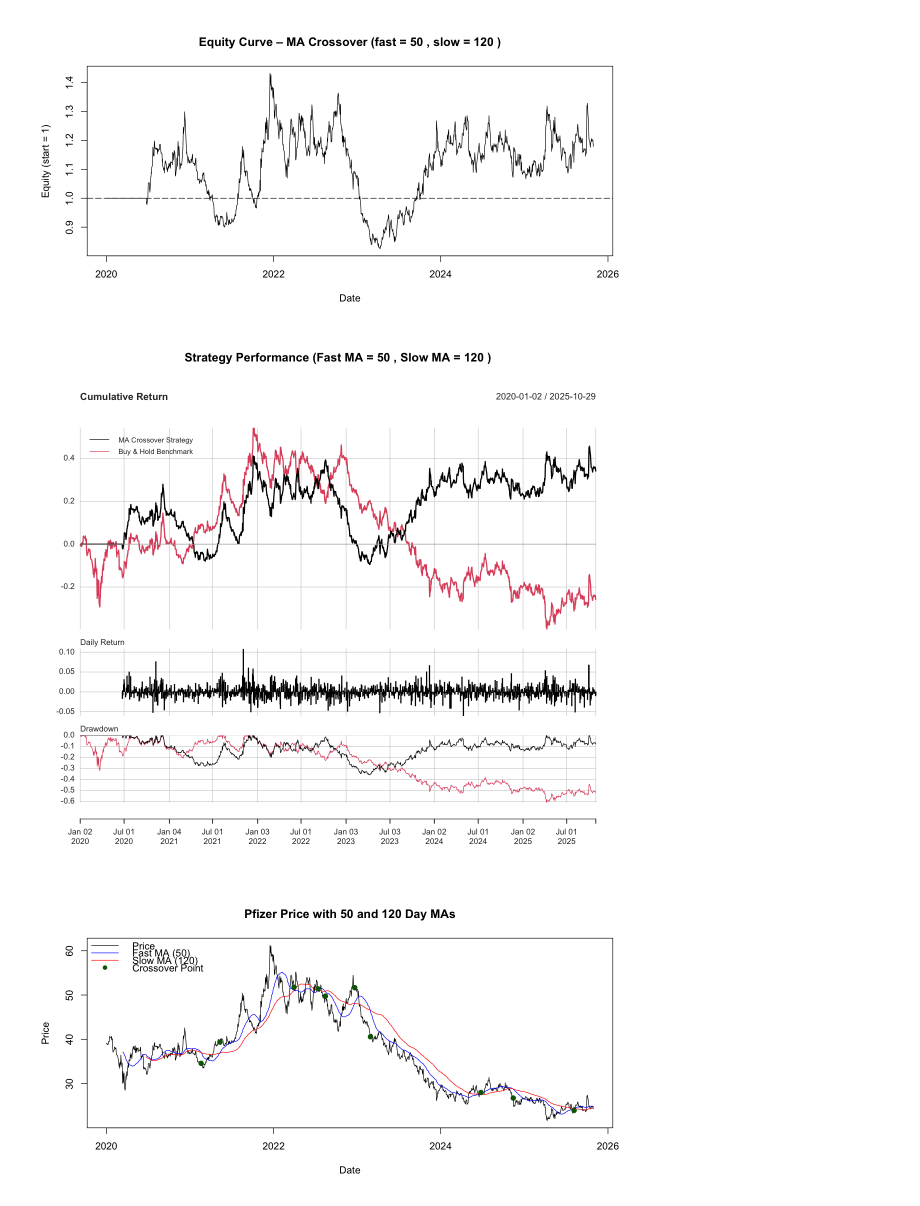
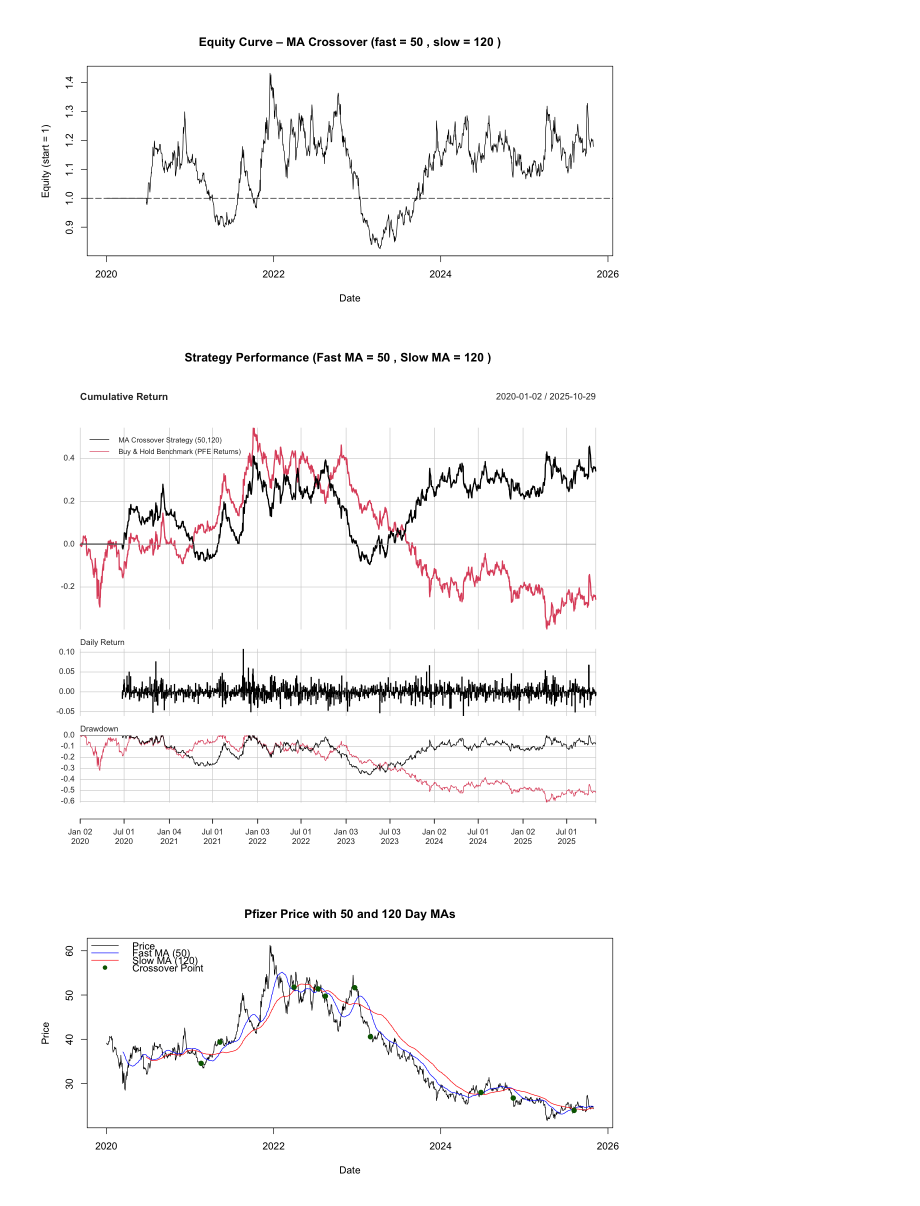
Before and after one commit to hivan04/final-r-assignment, a Jupyter notebook: main.ipynb, the cells around one changed output. Drawn from its saved outputs; the diff is of its cells as text; code cells hidden in the pictures.

```diff
--- a/main.ipynb
+++ b/main.ipynb
@@ -256,24 +259,24 @@ abline(h = 1, lty = 5)
 # %%
 # Store data in an xts readable dataframe
 strategy_returns <- xts(best_bt$returns, order.by = pfe$datadate)
 benchmark_returns <- xts(pfe$ret, order.by = pfe$datadate)
 
-colnames(strategy_returns) <- ("MA Crossover Strategy (50,120)")
-colnames(benchmark_returns) <- ("Buy & Hold Benchmark (PFE Returns)")
+comparison <- merge(strategy_returns, benchmark_returns)
+colnames(comparison) <- c("MA Crossover Strategy (50,120)", "Buy & Hold Benchmark (PFE Returns)")
 
 # Performance Summary Chart
 options(repr.plot.width = 10, repr.plot.height = 9) # Adjust plot dim.
 charts.PerformanceSummary(
     comparison,
     geometric = FALSE,
     main = paste("Strategy Performance (Fast MA =",
         best_fast, ", Slow MA =", best_slow, ")")
 )
 
 # Reset to default height
 options(repr.plot.width = 10, repr.plot.height = 5)
 # %% [output]
-[figure, old version]
+[figure, new version]
 # %%
 # Compute moving averages for the best windows
 fast_ma_best <- moving_avg(price, win_size = best_fast)
```
Also changed, not shown: parts of 1 cell of this notebook.
